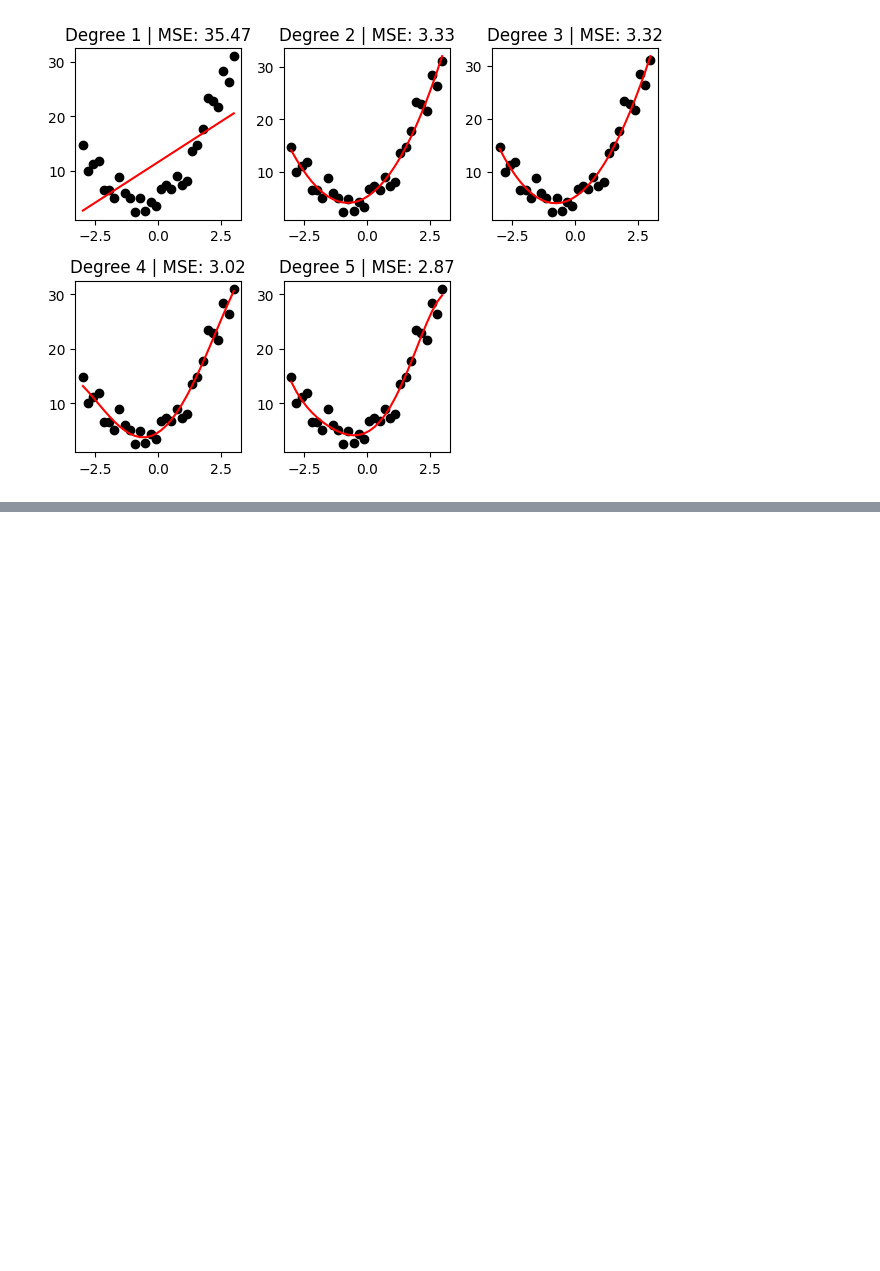
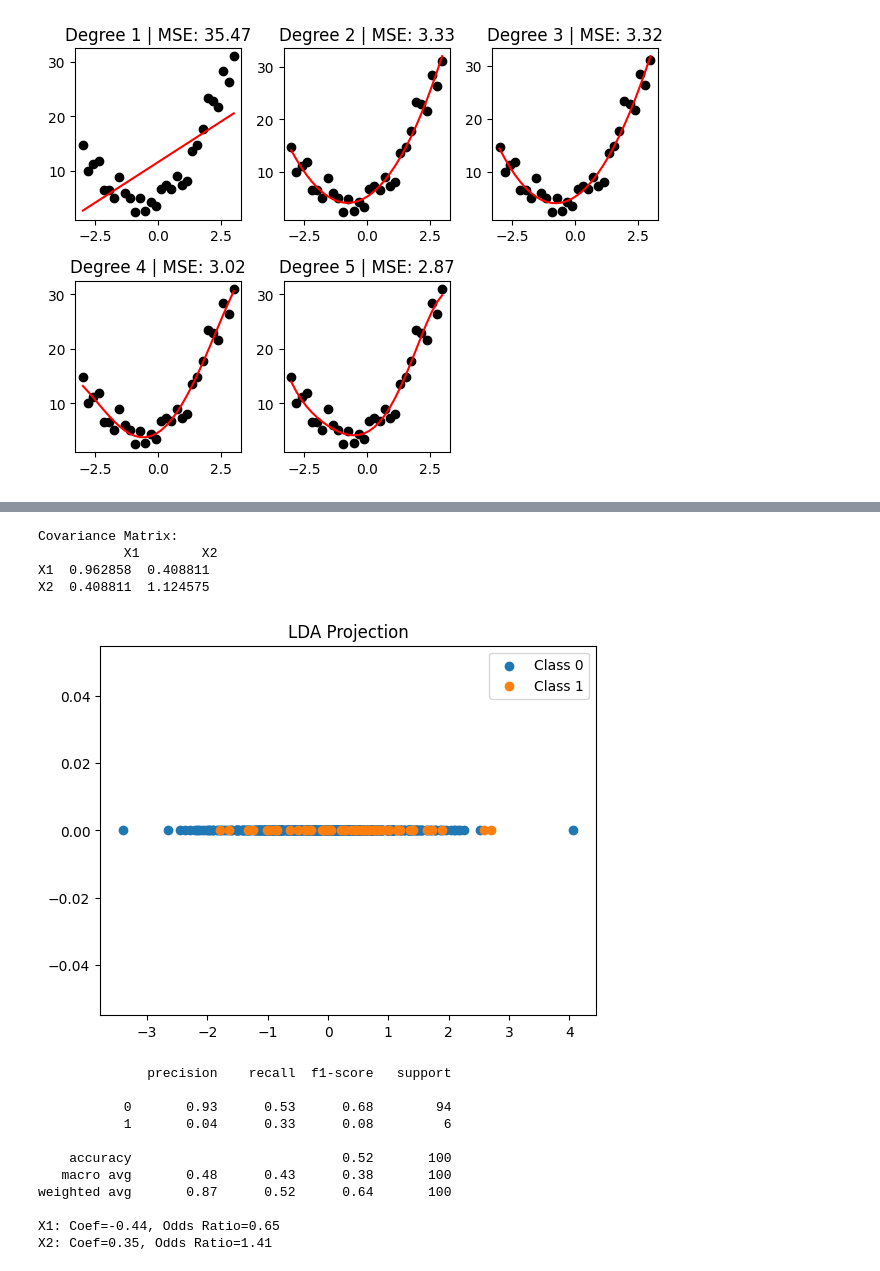
Before and after one commit to AJAmit17/SML, a Jupyter notebook: final.ipynb, the cells around one changed output, grey strips where cells are left out. Saved outputs shown, nothing was run; the diff lists cells and outputs as text; code cells hidden in the pictures; blank space fills up the shorter version.

```diff
--- a/final.ipynb
+++ b/final.ipynb
@@ -269,0 +471,55 @@ plt.show()
+# %%
+import numpy as np
+import pandas as pd
+from sklearn.discriminant_analysis import LinearDiscriminantAnalysis
+from sklearn.linear_model import LogisticRegression
+from sklearn.model_selection import train_test_split
+from sklearn.metrics import classification_report
+import matplotlib.pyplot as plt
+
+# Step 1: Create simple dataset
+np.random.seed(42)
+X1 = np.random.normal(0, 1, 500)
+X2 = 0.5*X1 + np.random.normal(0, 1, 500)
+y = np.random.choice([0, 1], size=500, p=[0.9, 0.1])
+df = pd.DataFrame({'X1': X1, 'X2': X2, 'y': y})
+
+# Step 2: Show covariance matrix
+print("Covariance Matrix:\n", df[['X1', 'X2']].cov())
+
+# Step 3: Apply LDA
+lda = LinearDiscriminantAnalysis(n_components=1)
+X_lda = lda.fit_transform(df[['X1','X2']], df['y'])
+plt.scatter(X_lda[df['y']==0], np.zeros(sum(df['y']==0)), label='Class 0')
+plt.scatter(X_lda[df['y']==1], np.zeros(sum(df['y']==1)), label='Class 1')
+plt.title("LDA Projection")
+plt.legend()
+plt.show()
+
+# Step 4: Logistic Regression
+X_train, X_test, y_train, y_test = train_test_split(df[['X1','X2']], df['y'], test_size=0.2, random_state=42)
+model = LogisticRegression(class_weight='balanced', random_state=42)
+model.fit(X_train, y_train)
+print(classification_report(y_test, model.predict(X_test)))
+
+# Step 5: Show odds ratios
+coef = model.coef_[0]
+for i, name in enumerate(['X1','X2']):
+    print(f"{name}: Coef={coef[i]:.2f}, Odds Ratio={np.exp(coef[i]):.2f}")
+# %% [output]
+Covariance Matrix:
+           X1        X2
+X1  0.962858  0.408811
+X2  0.408811  1.124575
+[figure, added]
+              precision    recall  f1-score   support
+
+           0       0.93      0.53      0.68        94
+           1       0.04      0.33      0.08         6
+
+    accuracy                           0.52       100
+   macro avg       0.48      0.43      0.38       100
+weighted avg       0.87      0.52      0.64       100
+
+X1: Coef=-0.44, Odds Ratio=0.65
+X2: Coef=0.35, Odds Ratio=1.41
```
Also changed, not shown: parts of 5 cells of this notebook.
